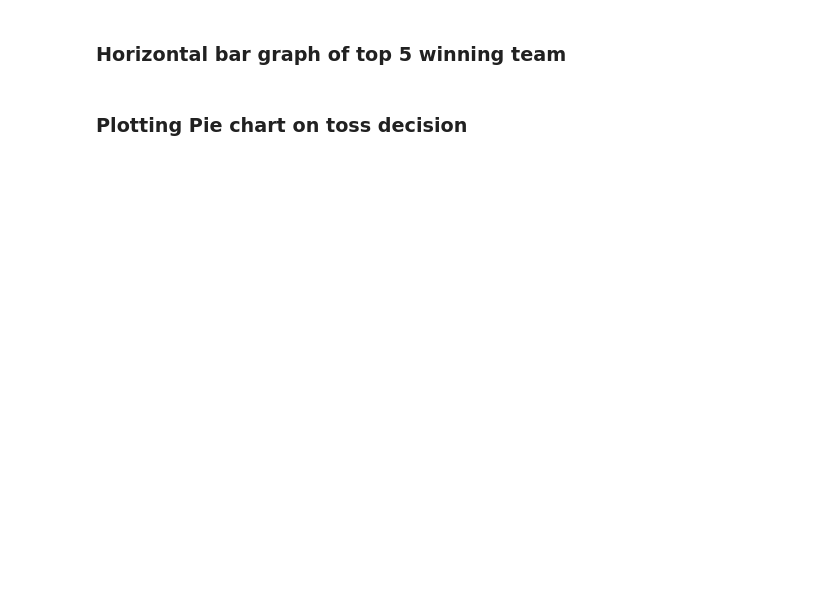
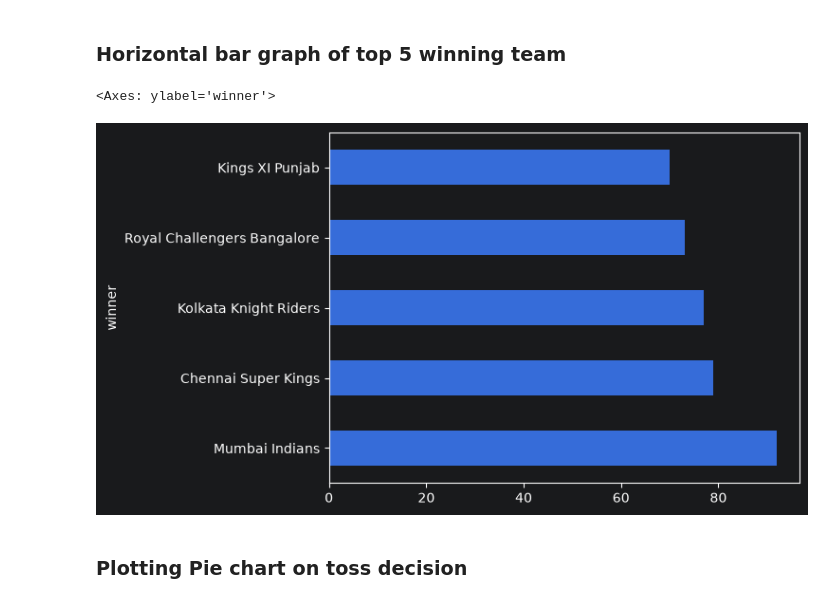
Before and after one commit to Zafar-Ashfak/Pandas, a Jupyter notebook: plotting.ipynb, the cells around one changed output. Cells and saved outputs as stored; diff of their text form; code cells hidden in the pictures; blank space fills up the shorter version.

```diff
--- a/plotting.ipynb
+++ b/plotting.ipynb
@@ -7,4 +21,9 @@
 # %% [markdown]
 ### Horizontal bar graph of top 5 winning team
+# %%
+data['winner'].value_counts().head().plot(kind='barh')
+# %% [output]
+<Axes: ylabel='winner'>
+[figure, added]
 # %% [markdown]
 ### Plotting Pie chart on toss decision
```
Also changed, not shown: parts of 6 cells of this notebook, 1 other file.
